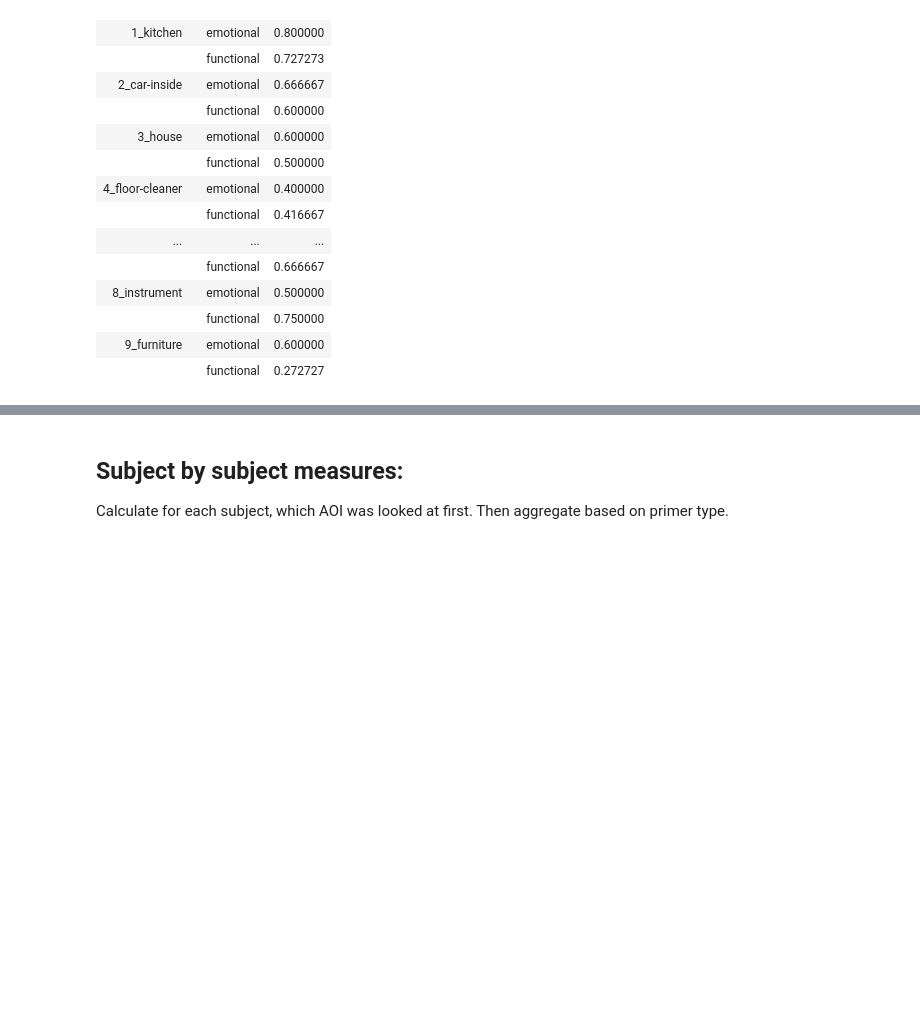
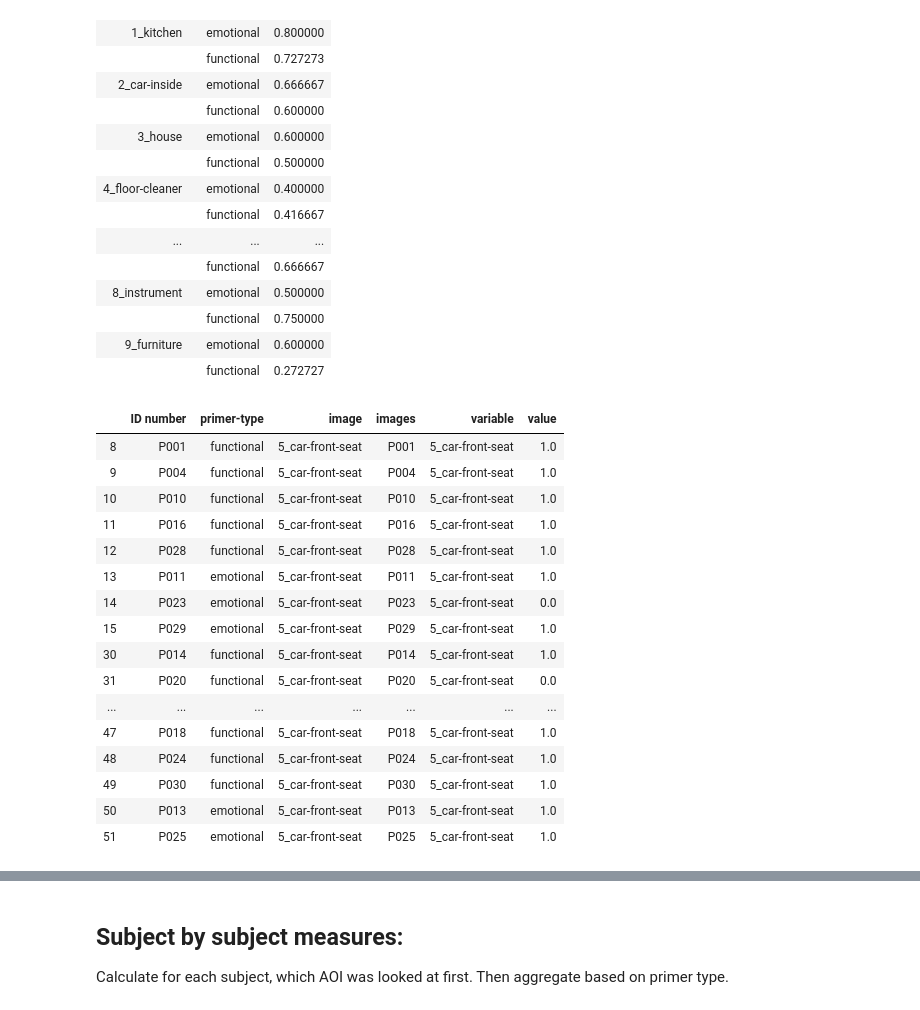
Before and after one commit to sallyi/eyetracking-cogsci-3, a Jupyter notebook: eyetracking-analysis-first-fixation.ipynb, the cells around one changed output, grey strips where cells are left out. Saved outputs shown, nothing was run; the diff lists cells and outputs as text; code cells hidden in the pictures; blank space fills up the shorter version.

```diff
--- a/eyetracking-analysis-first-fixation.ipynb
+++ b/eyetracking-analysis-first-fixation.ipynb
@@ -655,3 +655,23 @@ groupby
 |  | functional | 0.750000 |
 | 9_furniture | emotional | 0.600000 |
 |  | functional | 0.272727 |
+# %%
+gaze_data_judge[(gaze_data_judge.image == '5_car-front-seat')]
+# %% [output]
+|  | ID number | primer-type | image | images | variable | value |
+| 8 | P001 | functional | 5_car-front-seat | P001 | 5_car-front-seat | 1.0 |
+| 9 | P004 | functional | 5_car-front-seat | P004 | 5_car-front-seat | 1.0 |
+| 10 | P010 | functional | 5_car-front-seat | P010 | 5_car-front-seat | 1.0 |
+| 11 | P016 | functional | 5_car-front-seat | P016 | 5_car-front-seat | 1.0 |
+| 12 | P028 | functional | 5_car-front-seat | P028 | 5_car-front-seat | 1.0 |
+| 13 | P011 | emotional | 5_car-front-seat | P011 | 5_car-front-seat | 1.0 |
+| 14 | P023 | emotional | 5_car-front-seat | P023 | 5_car-front-seat | 0.0 |
+| 15 | P029 | emotional | 5_car-front-seat | P029 | 5_car-front-seat | 1.0 |
+| 30 | P014 | functional | 5_car-front-seat | P014 | 5_car-front-seat | 1.0 |
+| 31 | P020 | functional | 5_car-front-seat | P020 | 5_car-front-seat | 0.0 |
+| ... | ... | ... | ... | ... | ... | ... |
+| 47 | P018 | functional | 5_car-front-seat | P018 | 5_car-front-seat | 1.0 |
+| 48 | P024 | functional | 5_car-front-seat | P024 | 5_car-front-seat | 1.0 |
+| 49 | P030 | functional | 5_car-front-seat | P030 | 5_car-front-seat | 1.0 |
+| 50 | P013 | emotional | 5_car-front-seat | P013 | 5_car-front-seat | 1.0 |
+| 51 | P025 | emotional | 5_car-front-seat | P025 | 5_car-front-seat | 1.0 |
```
Also changed, not shown: parts of 7 cells of this notebook, 1 other file.
